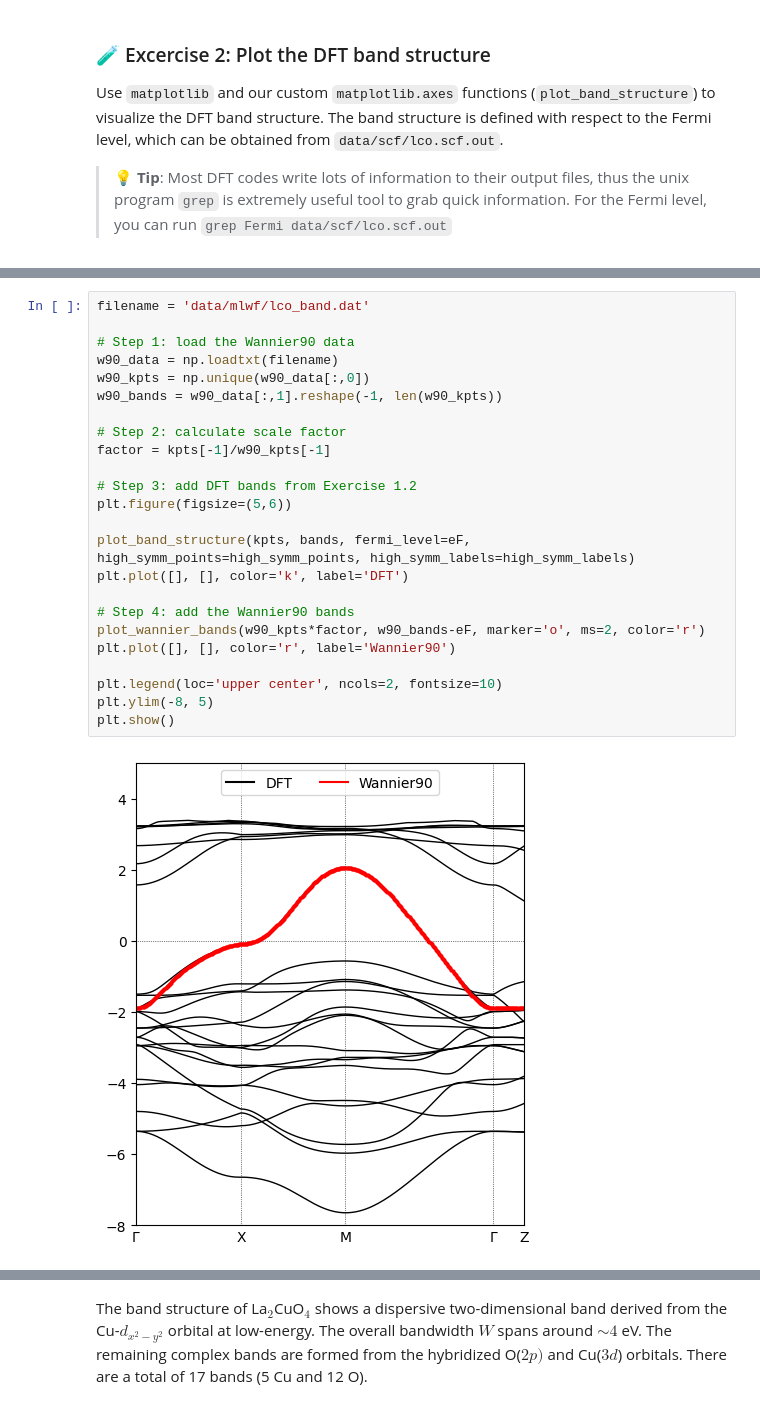
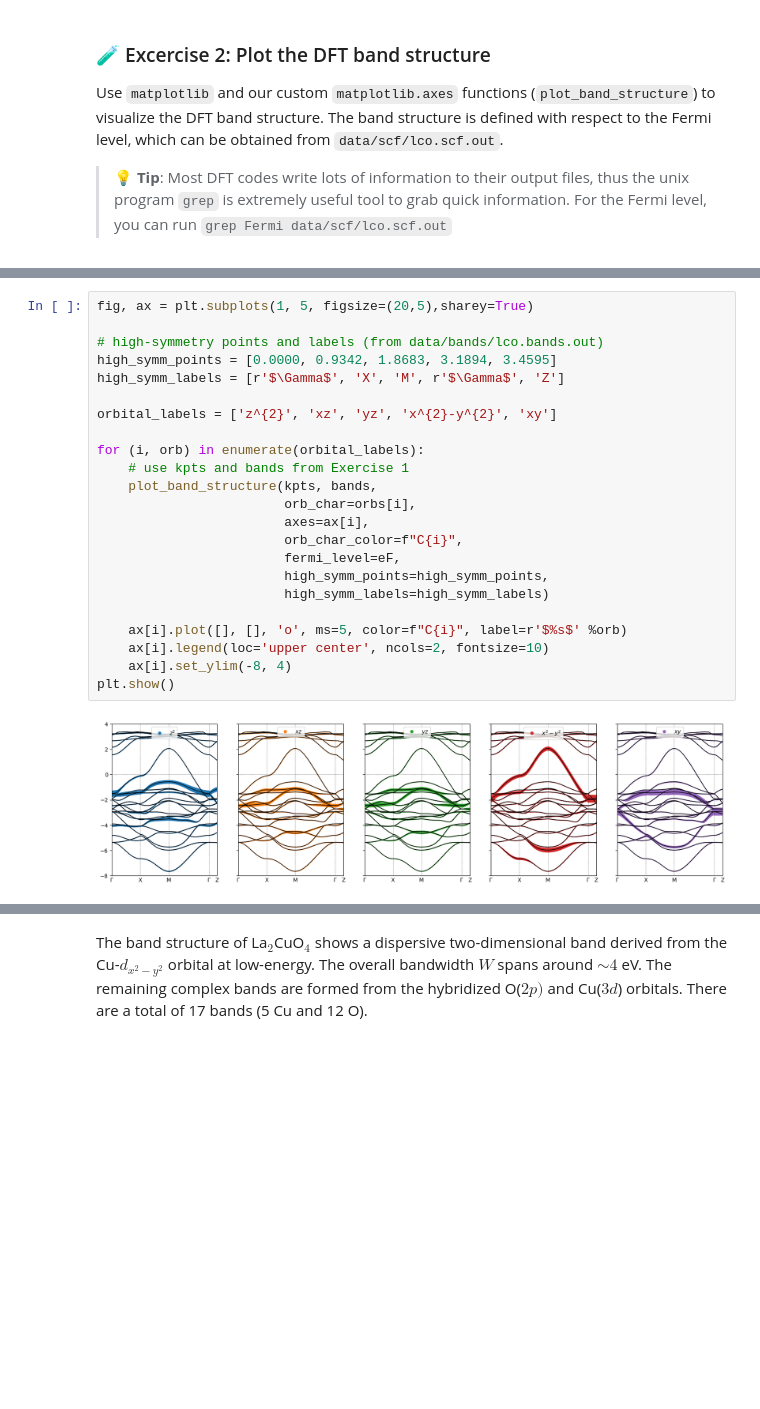
Before and after one commit to harrisonlabollita/TRIQS-tutorials, a Jupyter notebook: ModEST-DMFT/01s-dft.ipynb, the cells around one changed output, grey strips where cells are left out. Drawn from its saved outputs; the diff is of its cells as text; blank space fills up the shorter version.

```diff
--- a/ModEST-DMFT/01s-dft.ipynb
+++ b/ModEST-DMFT/01s-dft.ipynb
@@ -242,26 +245,25 @@ Let's add the interpolated Wannier90 bands to our DFT band structure to compare.
-# %%
-filename = 'data/mlwf/lco_band.dat'
-
-# Step 1: load the Wannier90 data
-w90_data = np.loadtxt(filename)
-w90_kpts = np.unique(w90_data[:,0])
-w90_bands = w90_data[:,1].reshape(-1, len(w90_kpts))
-
-# Step 2: calculate scale factor
-factor = kpts[-1]/w90_kpts[-1]
-
-# Step 3: add DFT bands from Exercise 1.2
-plt.figure(figsize=(5,6))
-
-plot_band_structure(kpts, bands, fermi_level=eF, high_symm_points=high_symm_points, high_symm_labels=high_symm_labels)
-plt.plot([], [], color='k', label='DFT')
-
-# Step 4: add the Wannier90 bands
-plot_wannier_bands(w90_kpts*factor, w90_bands-eF, marker='o', ms=2, color='r')
-plt.plot([], [], color='r', label='Wannier90')
-
-plt.legend(loc='upper center', ncols=2, fontsize=10)
-plt.ylim(-8, 5)
-plt.show()
-# %% [output]
-[figure, removed]
+# %%
+fig, ax = plt.subplots(1, 5, figsize=(20,5),sharey=True)
+
+# high-symmetry points and labels (from data/bands/lco.bands.out)
+high_symm_points = [0.0000, 0.9342, 1.8683, 3.1894, 3.4595]
+high_symm_labels = [r'$\Gamma$', 'X', 'M', r'$\Gamma$', 'Z']
+
+orbital_labels = ['z^{2}', 'xz', 'yz', 'x^{2}-y^{2}', 'xy']
+
+for (i, orb) in enumerate(orbital_labels):
+    # use kpts and bands from Exercise 1
+    plot_band_structure(kpts, bands,
+                        orb_char=orbs[i],
+                        axes=ax[i],
+                        orb_char_color=f"C{i}",
+                        fermi_level=eF,
+                        high_symm_points=high_symm_points,
+                        high_symm_labels=high_symm_labels)
+
+    ax[i].plot([], [], 'o', ms=5, color=f"C{i}", label=r'$%s$' %orb)
+    ax[i].legend(loc='upper center', ncols=2, fontsize=10)
+    ax[i].set_ylim(-8, 4)
+plt.show()
+# %% [output]
+[figure, added]
```
Also changed, not shown: parts of 10 cells of this notebook, 1 other file.
